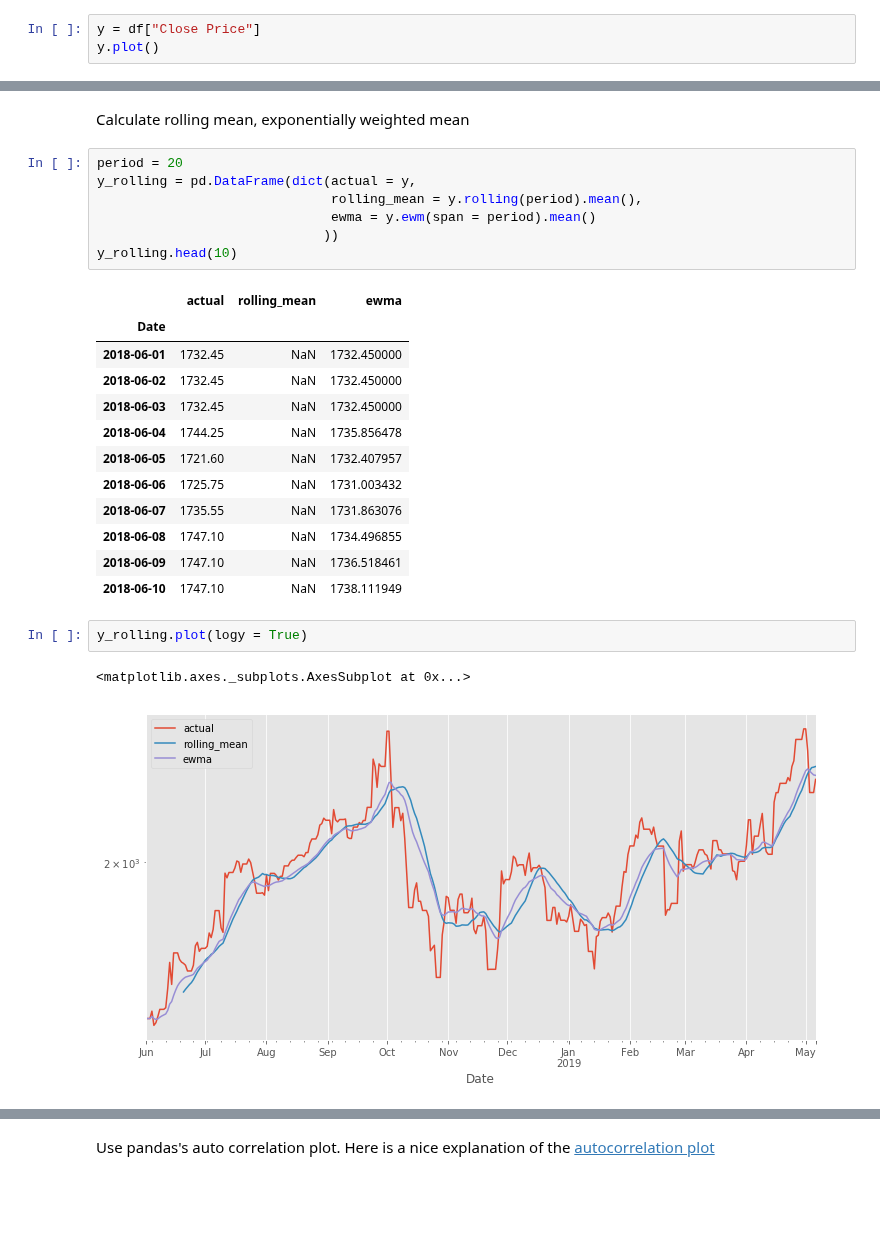
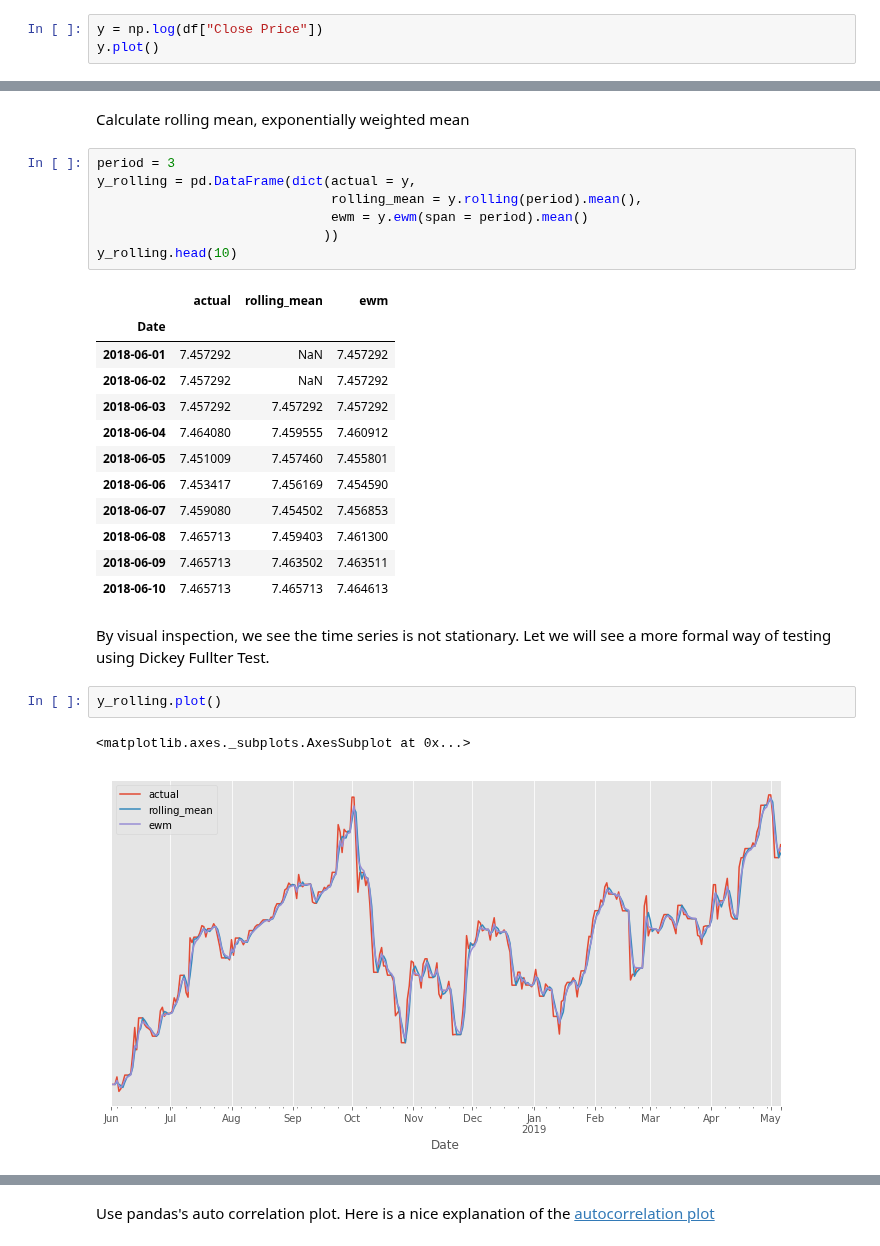
Before and after one commit to abulbasar/machine-learning, a Jupyter notebook: Time Series - Stock Price Forecast using ARIMA.ipynb, the cells around one changed output, grey strips where cells are left out. Saved outputs shown, nothing was run; the diff lists cells and outputs as text; blank space fills up the shorter version.

```diff
--- a/Time Series - Stock Price Forecast using ARIMA.ipynb
+++ b/Time Series - Stock Price Forecast using ARIMA.ipynb
@@ -65,7 +65,7 @@ DatetimeIndex(['2018-05-07', '2018-05-08', '2018-05-09', '2018-05-10',
 # %% [markdown]
 Look at trend of close price. We see there is a price adjust has been done on 31/05/2018. Let's shift the origin of dataset to 1/Jun to avoid price adjustment.
 # %%
-y = df["Close Price"]
+y = np.log(df["Close Price"])
 y.plot()
 # %% [output]
 <matplotlib.axes._subplots.AxesSubplot at 0x...>
@@ -155,27 +166,29 @@ pd.DataFrame(dict(low=y.resample("Q").min(),
 # %% [markdown]
 Calculate rolling mean, exponentially weighted mean
 # %%
-period = 20
+period = 3
 y_rolling = pd.DataFrame(dict(actual = y,
                               rolling_mean = y.rolling(period).mean(),
-                              ewma = y.ewm(span = period).mean()
+                              ewm = y.ewm(span = period).mean()
                              ))
 y_rolling.head(10)
 # %% [output]
-|  | actual | rolling_mean | ewma |
+|  | actual | rolling_mean | ewm |
 | Date |  |  |  |
-| 2018-06-01 | 1732.45 | NaN | 1732.450000 |
-| 2018-06-02 | 1732.45 | NaN | 1732.450000 |
-| 2018-06-03 | 1732.45 | NaN | 1732.450000 |
-| 2018-06-04 | 1744.25 | NaN | 1735.856478 |
-| 2018-06-05 | 1721.60 | NaN | 1732.407957 |
-| 2018-06-06 | 1725.75 | NaN | 1731.003432 |
-| 2018-06-07 | 1735.55 | NaN | 1731.863076 |
-| 2018-06-08 | 1747.10 | NaN | 1734.496855 |
-| 2018-06-09 | 1747.10 | NaN | 1736.518461 |
-| 2018-06-10 | 1747.10 | NaN | 1738.111949 |
+| 2018-06-01 | 7.457292 | NaN | 7.457292 |
+| 2018-06-02 | 7.457292 | NaN | 7.457292 |
+| 2018-06-03 | 7.457292 | 7.457292 | 7.457292 |
+| 2018-06-04 | 7.464080 | 7.459555 | 7.460912 |
+| 2018-06-05 | 7.451009 | 7.457460 | 7.455801 |
+| 2018-06-06 | 7.453417 | 7.456169 | 7.454590 |
+| 2018-06-07 | 7.459080 | 7.454502 | 7.456853 |
+| 2018-06-08 | 7.465713 | 7.459403 | 7.461300 |
+| 2018-06-09 | 7.465713 | 7.463502 | 7.463511 |
+| 2018-06-10 | 7.465713 | 7.465713 | 7.464613 |
+# %% [markdown]
+By visual inspection, we see the time series is not stationary. Let we will see a more formal way of testing using Dickey Fullter Test.
 # %%
-y_rolling.plot(logy = True)
+y_rolling.plot()
 # %% [output]
 <matplotlib.axes._subplots.AxesSubplot at 0x...>
-[figure, old version]
+[figure, new version]
```
Also changed, not shown: parts of 22 cells of this notebook, 2 other files.
